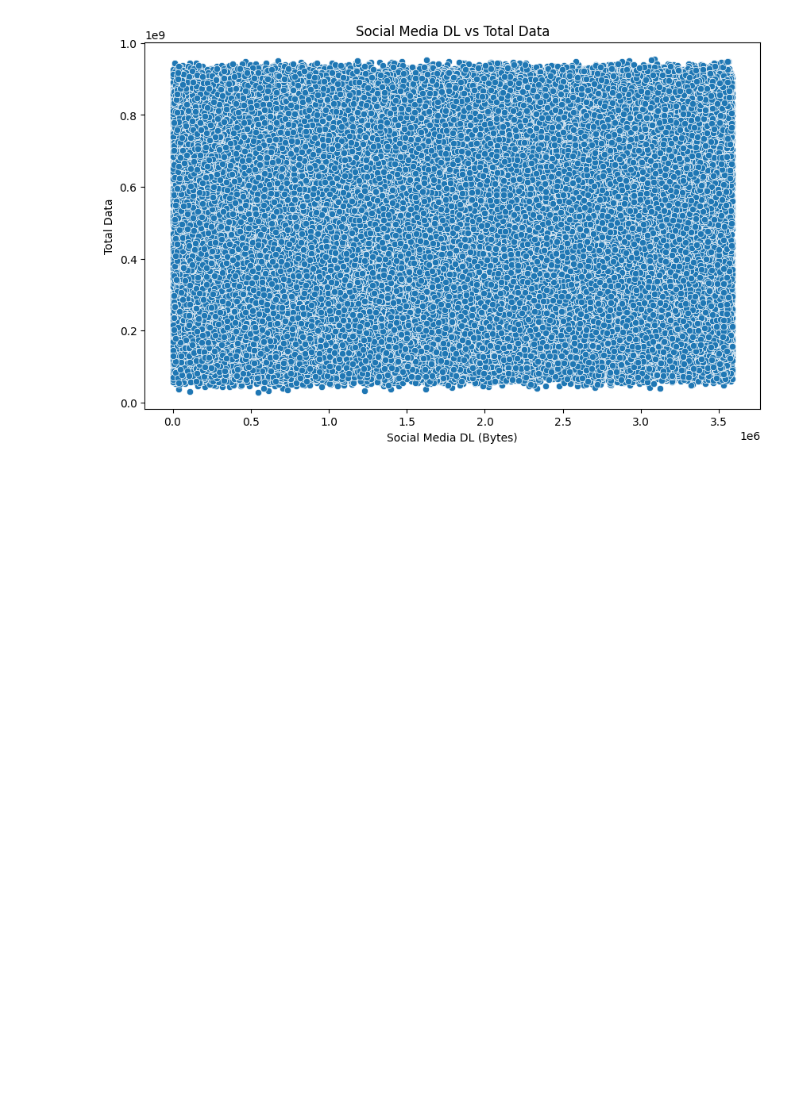
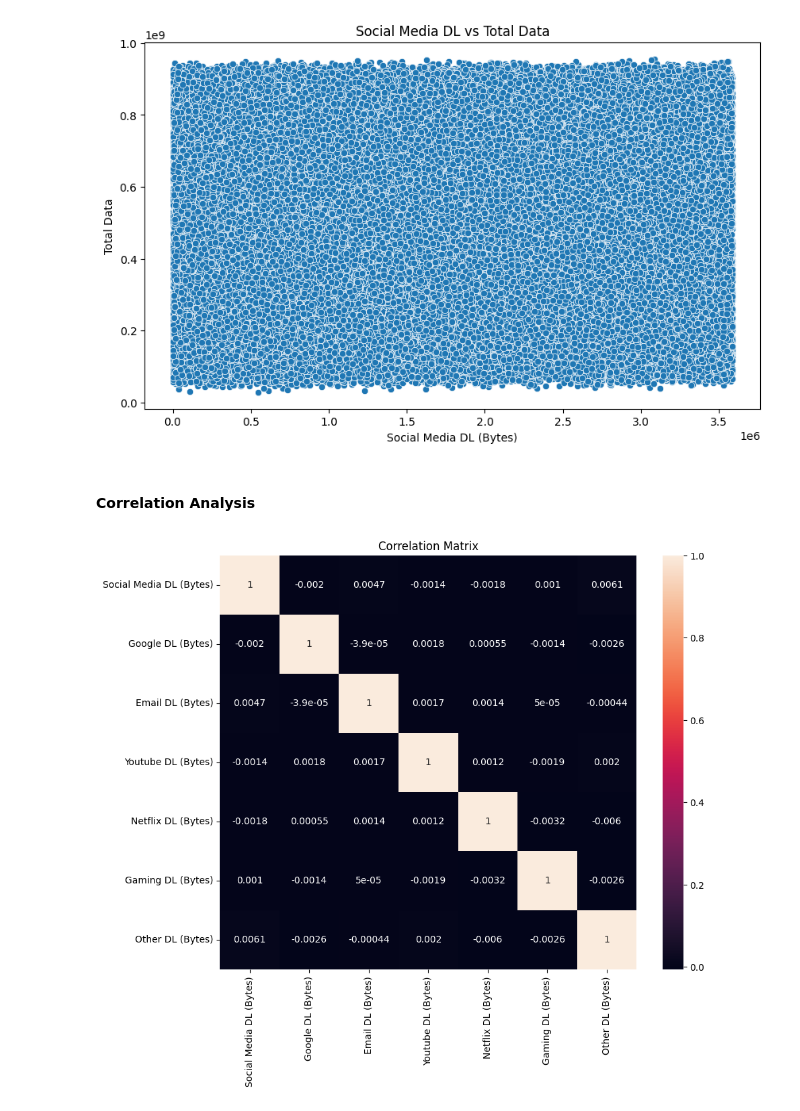
Before and after one commit to GetieBalew24/TellCo_Telecom_Analysis, a Jupyter notebook: notebooks/user_overview_analysis.ipynb, the cells around one changed output. Saved outputs shown, nothing was run; the diff lists cells and outputs as text; code cells hidden in the pictures; blank space fills up the shorter version.

Commit message:
Correlation Analysis

```diff
--- a/notebooks/user_overview_analysis.ipynb
+++ b/notebooks/user_overview_analysis.ipynb
@@ -312,3 +314,10 @@ eda.plot_univariate_Analysis(df)
 eda.plot_bivariate_analysis(df)
 # %% [output]
 [figure]
+# %% [markdown]
+#### Correlation Analysis
+# %%
+# Correlation Analysis
+eda.corr_analysis(df)
+# %% [output]
+[figure, added]
```
Also changed, not shown: parts of 1 cell of this notebook, 1 other file.
